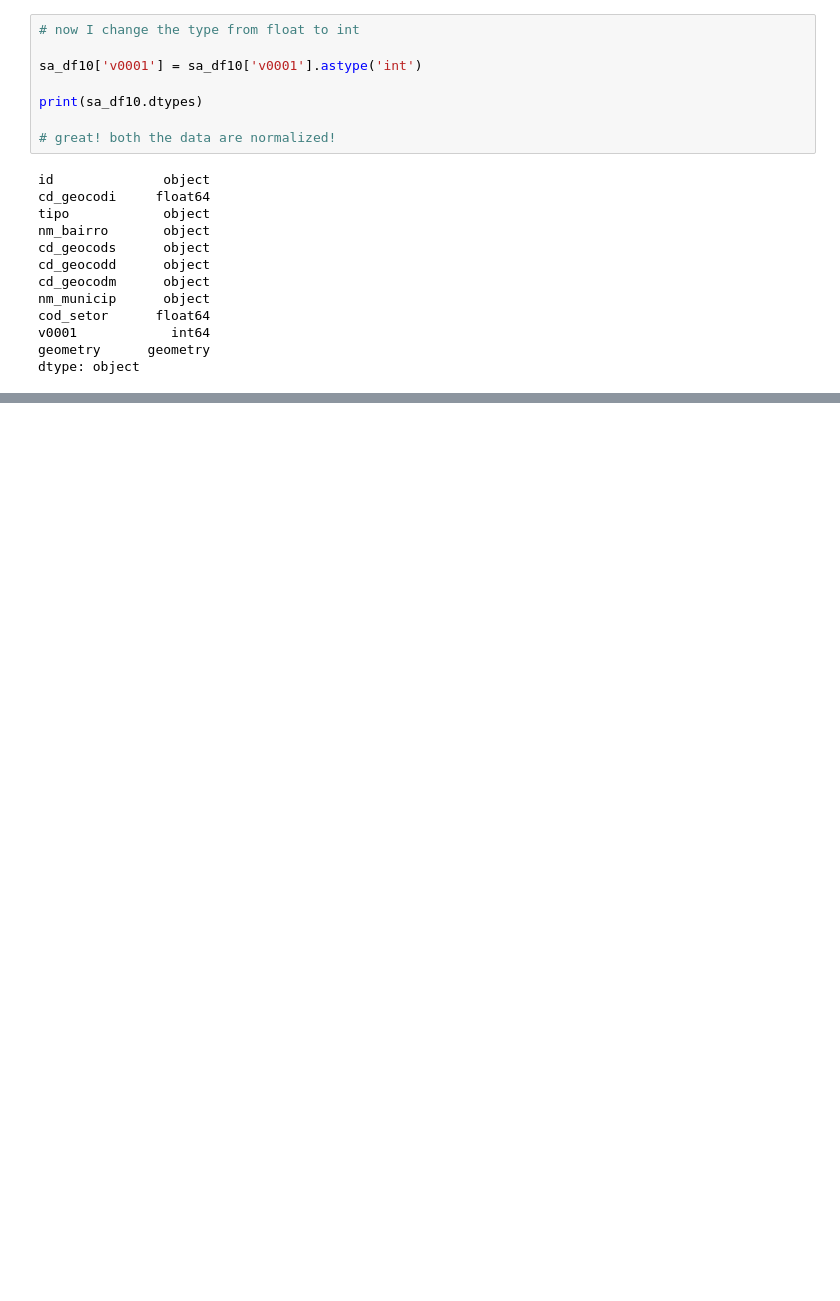
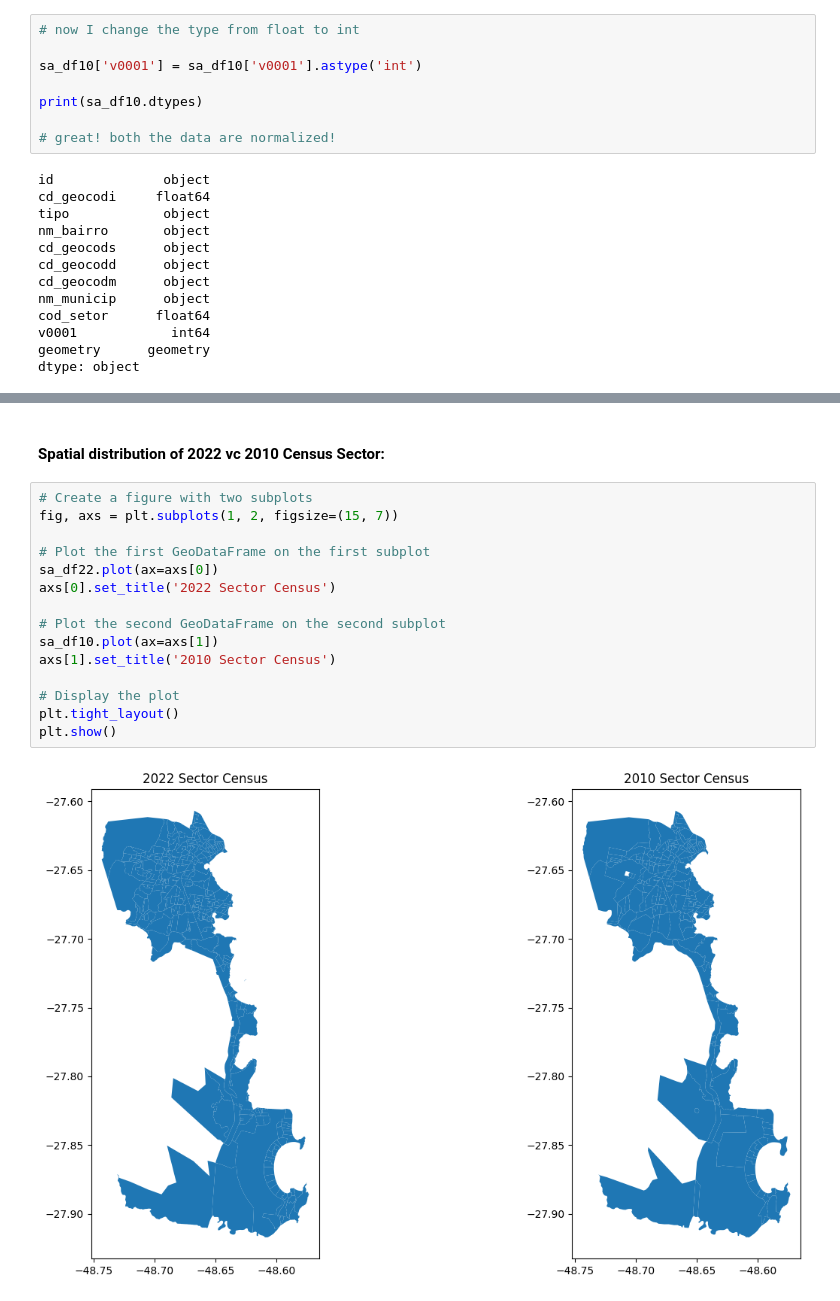
Before and after one commit to earapanos/Census10-22-DataAnalytics, a Jupyter notebook: data-analytics-and-visualization-palho-a-br.ipynb, the cells around one changed output, grey strips where cells are left out. Saved outputs shown, nothing was run; the diff lists cells and outputs as text; blank space fills up the shorter version.

```diff
--- a/data-analytics-and-visualization-palho-a-br.ipynb
+++ b/data-analytics-and-visualization-palho-a-br.ipynb
@@ -130,0 +171,19 @@ dtype: object
+# %% [markdown]
+<h4>Spatial distribution of 2022 vc 2010 Census Sector:</h4>
+# %%
+# Create a figure with two subplots
+fig, axs = plt.subplots(1, 2, figsize=(15, 7))
+
+# Plot the first GeoDataFrame on the first subplot
+sa_df22.plot(ax=axs[0])
+axs[0].set_title('2022 Sector Census')
+
+# Plot the second GeoDataFrame on the second subplot
+sa_df10.plot(ax=axs[1])
+axs[1].set_title('2010 Sector Census')
+
+# Display the plot
+plt.tight_layout()
+plt.show()
+# %% [output]
+[figure, added]
```
Also changed, not shown: parts of 29 cells of this notebook.
